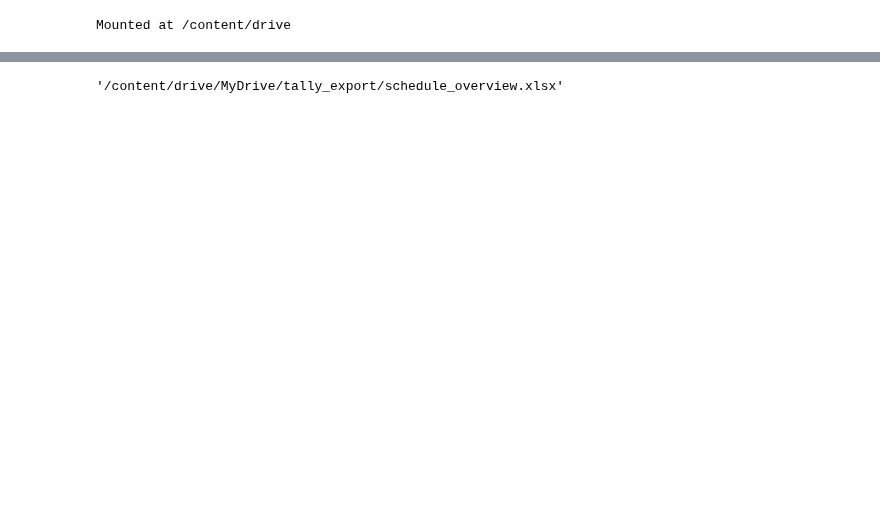
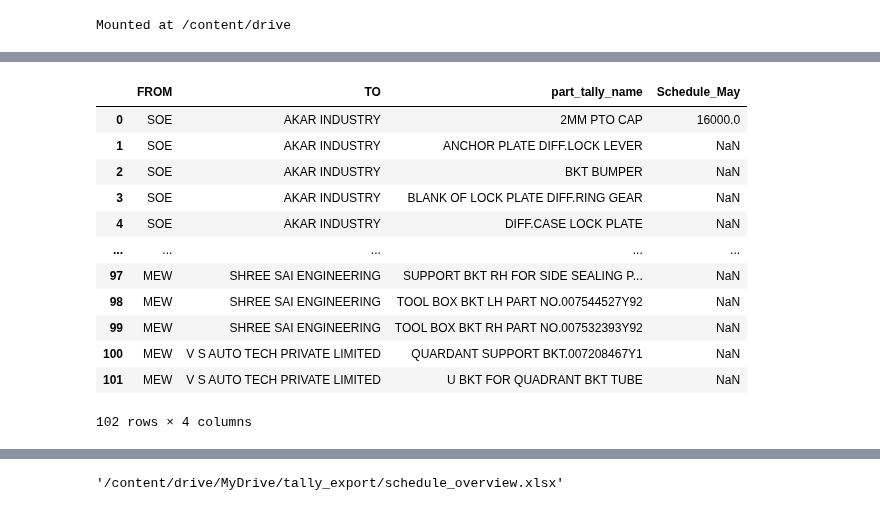
Before and after one commit to omkar-salunke/accounts, a Jupyter notebook: both_tally_daybook.ipynb, the cells around one changed output, grey strips where cells are left out. Cells and saved outputs as stored; diff of their text form; code cells hidden in the pictures; blank space fills up the shorter version.

```diff
--- a/both_tally_daybook.ipynb
+++ b/both_tally_daybook.ipynb
@@ -150,3 +138,21 @@ df_schedule_merge_me = pd.DataFrame(df_raw_soe_sales_sch).pivot_table(index=['PA
 # df_schedule_merge_soe.to_excel(writer, sheet_name = 'SOE')
 # df_schedule_merge_me.to_excel(writer, sheet_name = 'ME')
 # writer.close()
+# %%
+df_schedule = pd.read_excel("/content/drive/MyDrive/tally_export/schedule_overview.xlsx",sheet_name = 'Planned_Schedule')
+# df_raw_soe_sales_schedule
+df_schedule
+# %% [output]
+|  | FROM | TO | part_tally_name | Schedule_May |
+| 0 | SOE | AKAR INDUSTRY | 2MM PTO CAP | 16000.0 |
+| 1 | SOE | AKAR INDUSTRY | ANCHOR PLATE DIFF.LOCK LEVER | NaN |
+| 2 | SOE | AKAR INDUSTRY | BKT BUMPER | NaN |
+| 3 | SOE | AKAR INDUSTRY | BLANK OF LOCK PLATE DIFF.RING GEAR | NaN |
+| 4 | SOE | AKAR INDUSTRY | DIFF.CASE LOCK PLATE | NaN |
+| ... | ... | ... | ... | ... |
+| 97 | MEW | SHREE SAI ENGINEERING | SUPPORT BKT RH FOR SIDE SEALING P... | NaN |
+| 98 | MEW | SHREE SAI ENGINEERING | TOOL BOX BKT LH PART NO.007544527Y92 | NaN |
+| 99 | MEW | SHREE SAI ENGINEERING | TOOL BOX BKT RH PART NO.007532393Y92 | NaN |
+| 100 | MEW | V S AUTO TECH PRIVATE LIMITED | QUARDANT SUPPORT BKT.007208467Y1 | NaN |
+| 101 | MEW | V S AUTO TECH PRIVATE LIMITED | U BKT FOR QUADRANT BKT TUBE | NaN |
+102 rows × 4 columns
```
Also changed, not shown: parts of 5 cells of this notebook.
